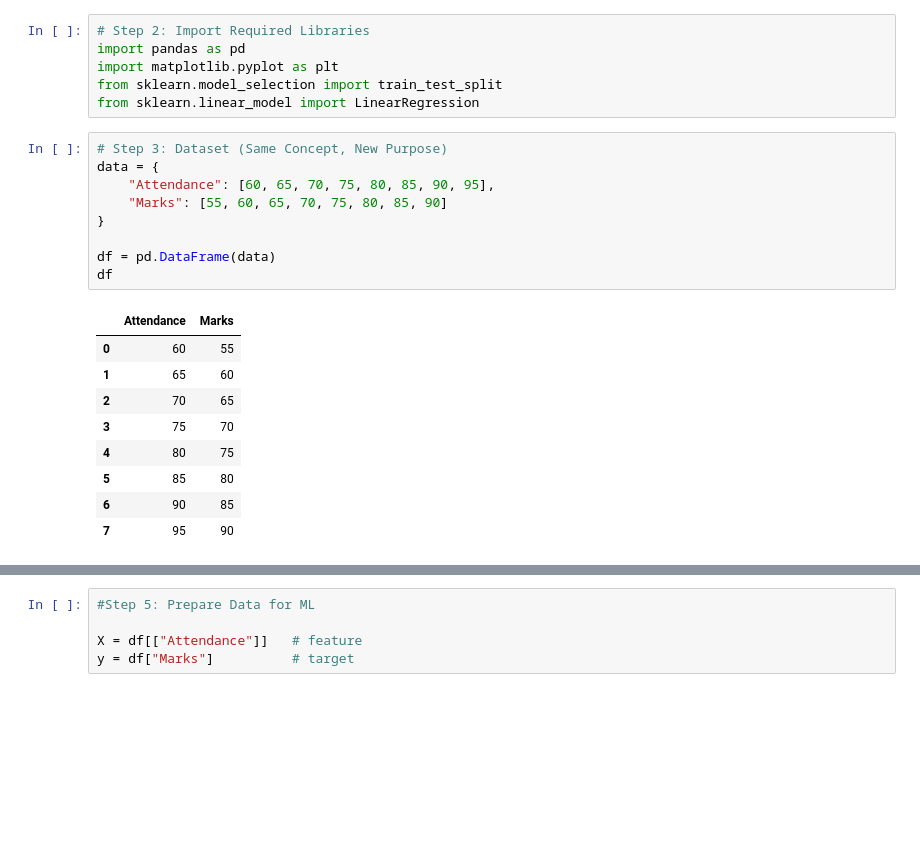
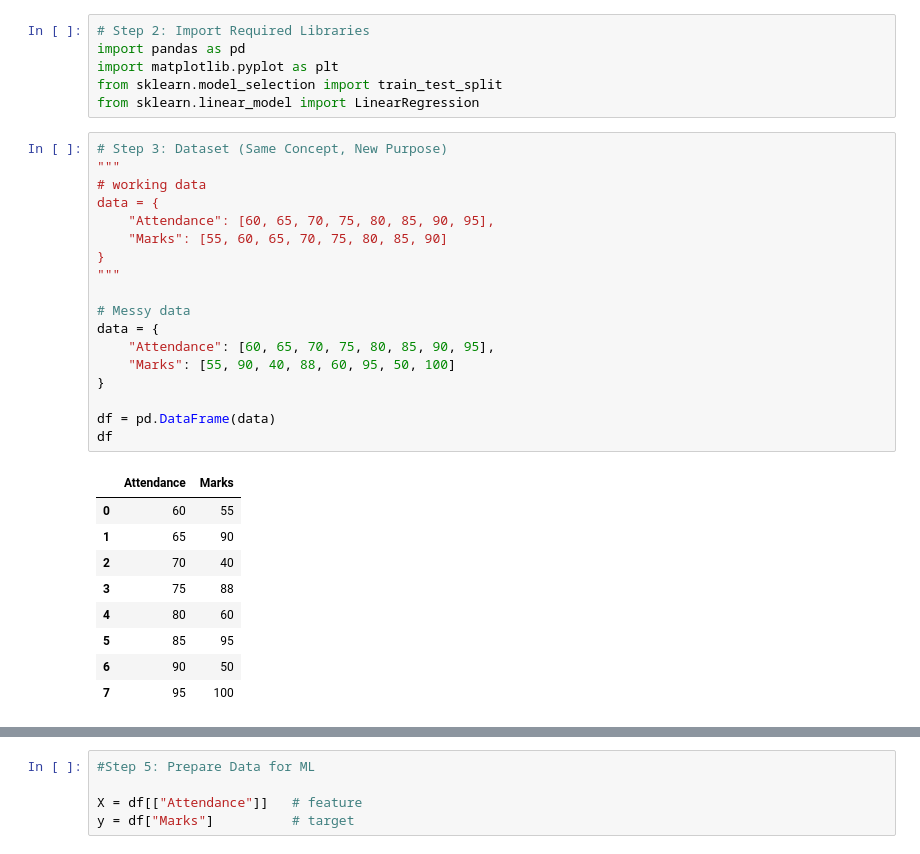
Before and after one commit to pcxlab/AI_Learning_Python, a Jupyter notebook: 05_first_ml_model.ipynb, the cells around one changed output, grey strips where cells are left out. Cells and saved outputs as stored; diff of their text form; blank space fills up the shorter version.

```diff
--- a/05_first_ml_model.ipynb
+++ b/05_first_ml_model.ipynb
@@ -40,23 +40,32 @@ from sklearn.model_selection import train_test_split
 from sklearn.linear_model import LinearRegression
 # %%
 # Step 3: Dataset (Same Concept, New Purpose)
+"""
+# working data
 data = {
     "Attendance": [60, 65, 70, 75, 80, 85, 90, 95],
     "Marks": [55, 60, 65, 70, 75, 80, 85, 90]
 }
+"""
+
+# Messy data
+data = {
+    "Attendance": [60, 65, 70, 75, 80, 85, 90, 95],
+    "Marks": [55, 90, 40, 88, 60, 95, 50, 100]
+}
 
 df = pd.DataFrame(data)
 df
 # %% [output]
 |  | Attendance | Marks |
 | 0 | 60 | 55 |
-| 1 | 65 | 60 |
-| 2 | 70 | 65 |
-| 3 | 75 | 70 |
-| 4 | 80 | 75 |
-| 5 | 85 | 80 |
-| 6 | 90 | 85 |
-| 7 | 95 | 90 |
+| 1 | 65 | 90 |
+| 2 | 70 | 40 |
+| 3 | 75 | 88 |
+| 4 | 80 | 60 |
+| 5 | 85 | 95 |
+| 6 | 90 | 50 |
+| 7 | 95 | 100 |
 # %%
 
 # Step 4: Visualize Before ML (This is WHY we learned it)
```
Also changed, not shown: parts of 8 cells of this notebook.
